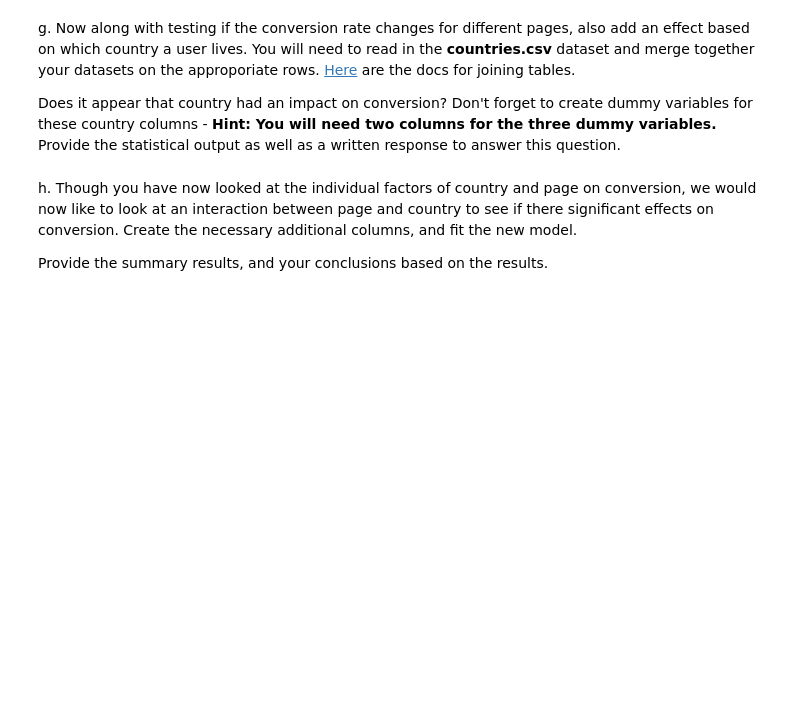
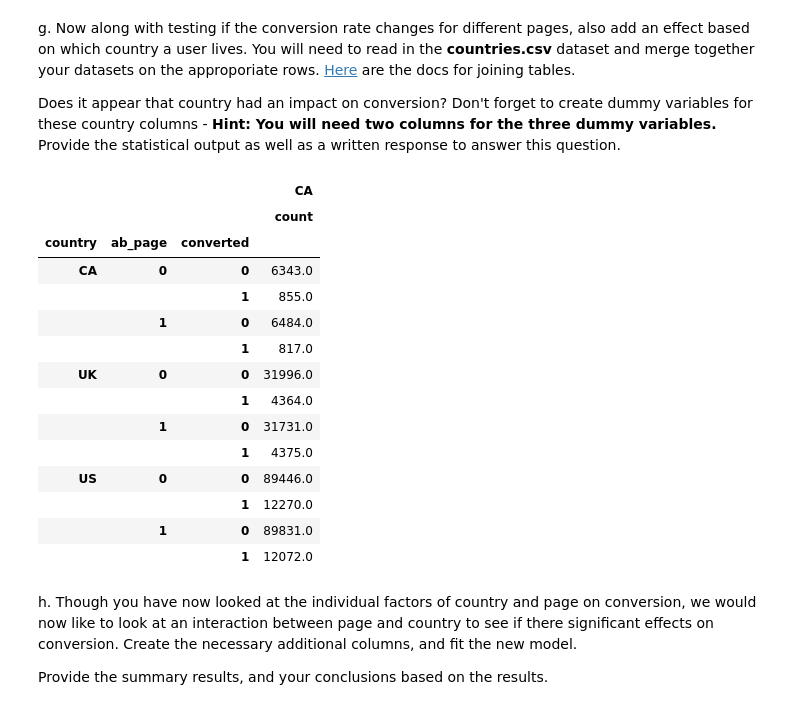
Before and after one commit to timothyshort/data_analysis, a Jupyter notebook: 04_statistics/AnalyzeABTestResults/Analyze_ab_test_results_notebook.ipynb, the cells around one changed output. Drawn from its saved outputs; the diff is of its cells as text; code cells hidden in the pictures; blank space fills up the shorter version.

```diff
--- a/04_statistics/AnalyzeABTestResults/Analyze_ab_test_results_notebook.ipynb
+++ b/04_statistics/AnalyzeABTestResults/Analyze_ab_test_results_notebook.ipynb
@@ -305,2 +317,9 @@ a. Since each row is either a conversion or no conversion, what type of regressi
 # %% [markdown]
 b. The goal is to use **statsmodels** to fit the regression model you specified in part **a.** to see if there is a significant difference in conversion based on which page a customer receives.  However, you first need to create a column for the intercept, and create a dummy variable column for which page each user received.  Add an **intercept** column, as well as an **ab_page** column, which is 1 when an individual receives the **treatment** and 0 if **control**.
+# %%
+df2['intercept'] = 1
+# %%
+df_page = pd.get_dummies(df2['group'])
+df_page.drop('control', axis=1, inplace=True)
+df2['ab_page'] = df_page
+df2.head()
@@ -325,6 +376,25 @@ countries_df = pd.read_csv('./countries.csv')
 df_new = countries_df.set_index('user_id').join(df2.set_index('user_id'), how='inner')
 # %%
 ### Create the necessary dummy variables
+df_new[['CA', 'UK', 'US']] = pd.get_dummies(df_new['country'])
+# %%
+df_new.groupby(['country', 'ab_page', 'converted']).describe().iloc[:,:1]
+# %% [output]
+|  |  |  | CA |
+|  |  |  | count |
+| country | ab_page | converted |  |
+| CA | 0 | 0 | 6343.0 |
+|  |  | 1 | 855.0 |
+|  | 1 | 0 | 6484.0 |
+|  |  | 1 | 817.0 |
+| UK | 0 | 0 | 31996.0 |
+|  |  | 1 | 4364.0 |
+|  | 1 | 0 | 31731.0 |
+|  |  | 1 | 4375.0 |
+| US | 0 | 0 | 89446.0 |
+|  |  | 1 | 12270.0 |
+|  | 1 | 0 | 89831.0 |
+|  |  | 1 | 12072.0 |
 # %% [markdown]
 h. Though you have now looked at the individual factors of country and page on conversion, we would now like to look at an interaction between page and country to see if there significant effects on conversion.  Create the necessary additional columns, and fit the new model.
 
```
Also changed, not shown: parts of 26 cells of this notebook, 1 other file.
